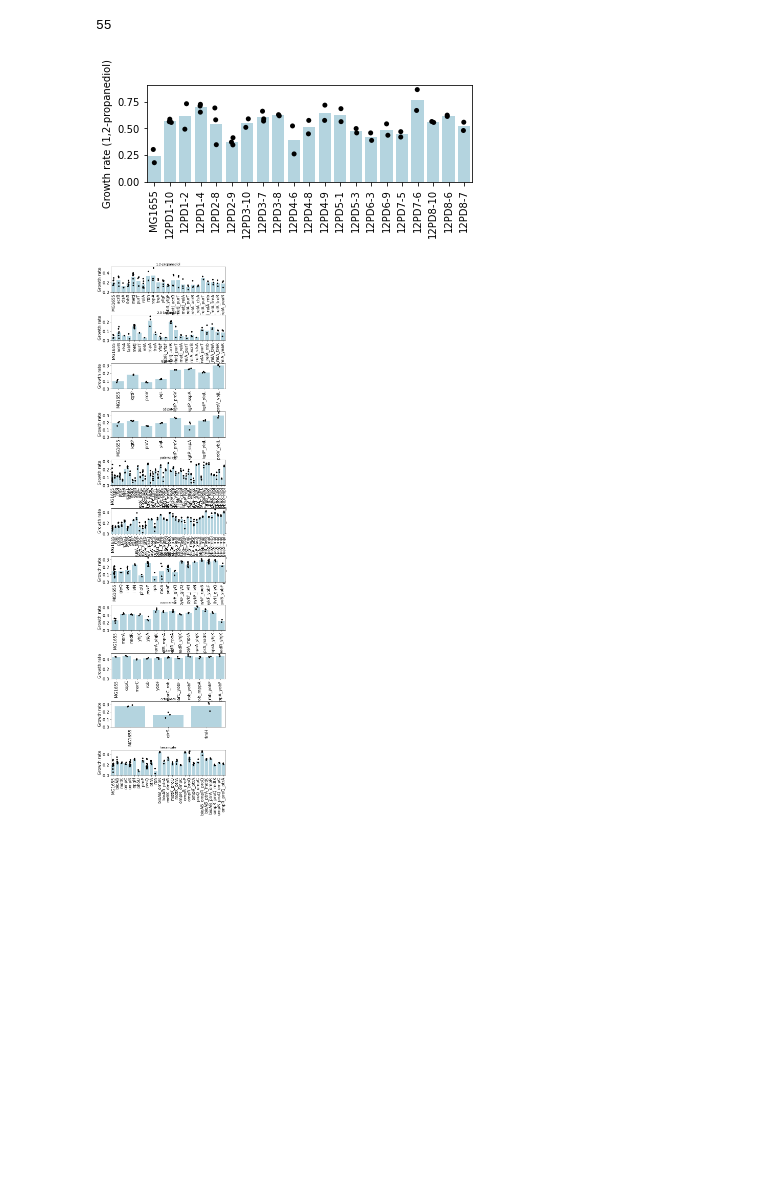
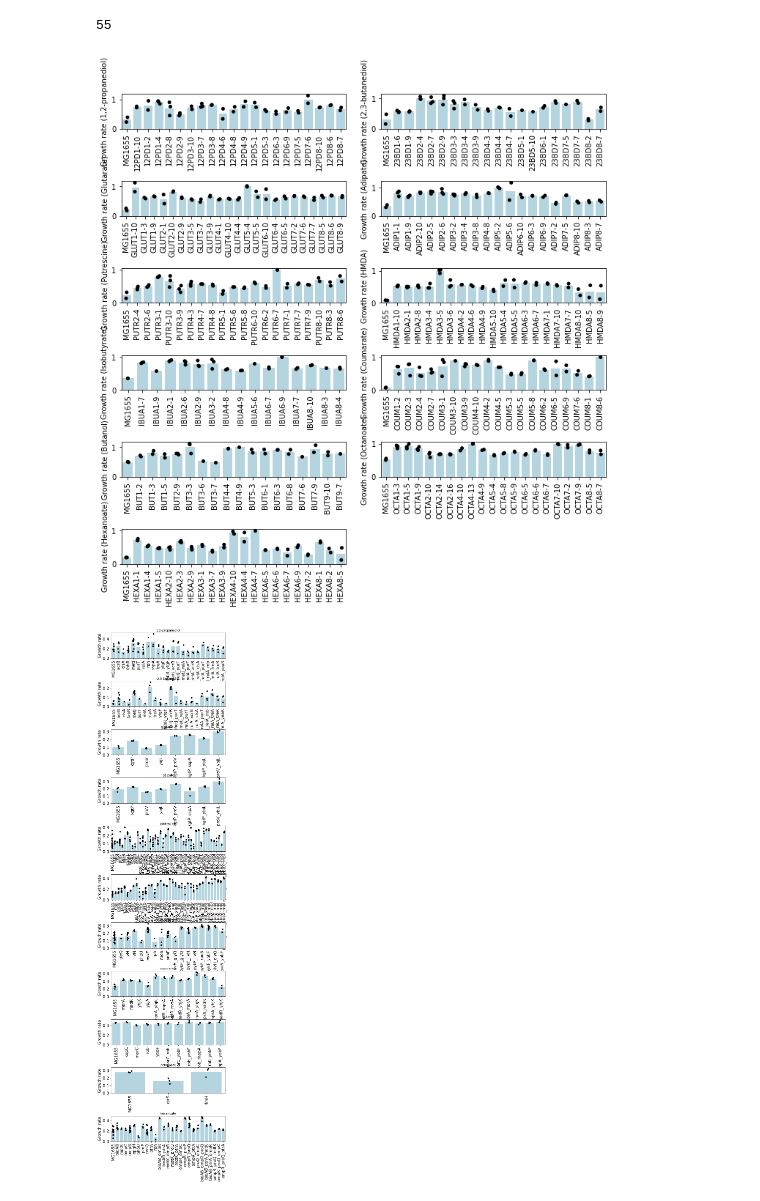
Before and after one commit to SBRG/Ecoli_chem_tol_ALE, a Jupyter notebook: Notebooks/Fig S5+6 - ALE and reconstructed strain tolerance.ipynb, the cells around one changed output. Cells and saved outputs as stored; diff of their text form; code cells hidden in the pictures; blank space fills up the shorter version.

```diff
--- a/Notebooks/Fig S5+6 - ALE and reconstructed strain tolerance.ipynb
+++ b/Notebooks/Fig S5+6 - ALE and reconstructed strain tolerance.ipynb
@@ -9,3 +11,5 @@ ale_df = pd.read_csv("../Data/Growth_data/evolved-isolate-growth-data/Evolved_is
+# %%
+ale_df = ale_df.drop(index=ale_df[ale_df.strain=='ADIP4-1'].index)
 # %%
 recon_df = pd.read_csv("../Data/Growth_data/Reconstructions/Reconstruction_replicate_growth.csv", index_col=0)
 
@@ -63,30 +62,31 @@ def prettify(s):
     else:
         return s.capitalize()
 # %%
-total_comp_order = [
+comp_order = [
     "1,2-propanediol", "2,3-butanediol","glutarate", "adipate", "putrescine",  "HMDA",
     "isobutyrate", "coumarate",  "butanol", "octanoate" , "hexanoate"
 ]
 # %%
-comp_order=["1,2-propanediol"]
-plt.figure(figsize=[10, 13])
+plt.figure(figsize=[10, 10])
 
 for i, comp in enumerate(comp_order):
     plt.subplot(6, 2, (i % 12)+1)
     comp_df = ale_df[ale_df["compound"] == comp]
     comp_df = comp_df[comp_df["growth_rate"] != 0]
     comp_df = pd.concat([
         comp_df[comp_df["strain"] == "MG1655"],
         comp_df[comp_df["strain"] != "MG1655"].sort_values("strain")
     ])
+    ##Normalize
+    comp_df['growth_rate'] = comp_df['growth_rate']/comp_df.groupby('strain')['growth_rate'].mean().max()
 
     sbn.barplot(x="strain", y="growth_rate", data=comp_df, errwidth=0, color="lightblue")
     plt.xticks(rotation=90)
     sbn.stripplot(x="strain", y="growth_rate", data=comp_df, color="black")
     plt.xlabel("")
     plt.ylabel("Growth rate ({})".format(prettify(comp)))
 
 plt.tight_layout()
-plt.savefig("../Plots/Supplementary Figure 5 - Evolved tolerance.pdf")
+plt.savefig("../Plots/Supplementary Figure 5 - Evolved tolerance.svg")
 # %% [output]
-[figure, old version]
+[figure, new version]
@@ -93,6 +95,4 @@ plt.savefig("../Plots/Supplementary Figure 5 - Evolved tolerance.pdf")
 # %%
-comp_order=total_comp_order
-
 plt.figure(figsize=[8, 40])
 
 for i, comp in enumerate(comp_order):
@@ -126,4 +126,4 @@ plt.subplots_adjust(hspace=0.9)
 # plt.tight_layout()
 plt.savefig("../Plots/Supplementary Figure 6 - Reconstructed tolerance_removed.svg")
 # %% [output]
-[figure, old version]
+[figure, new version]
```
Also changed, not shown: parts of 3 cells of this notebook, 13 other files.
